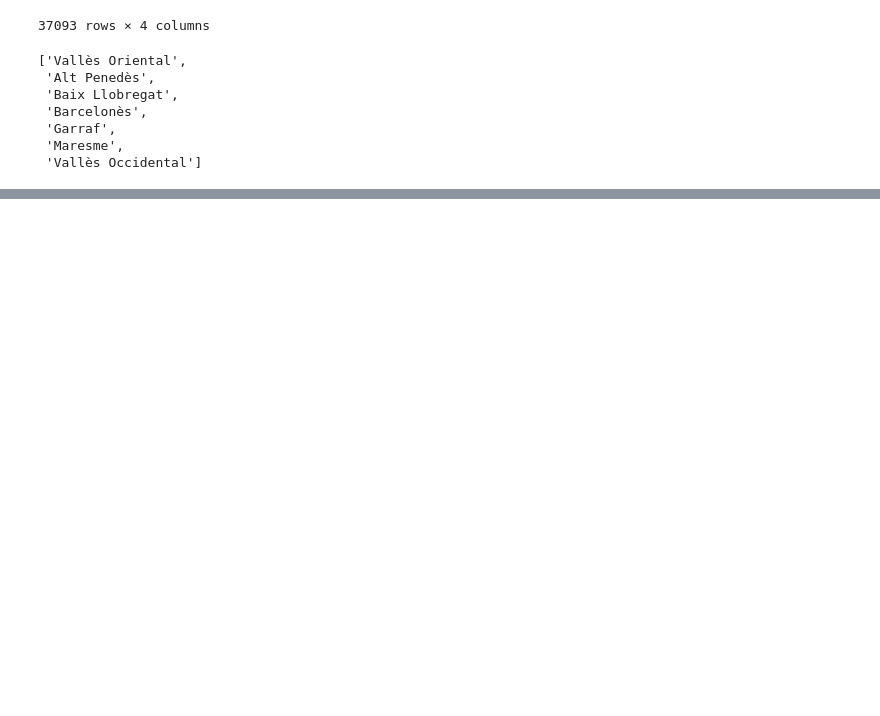
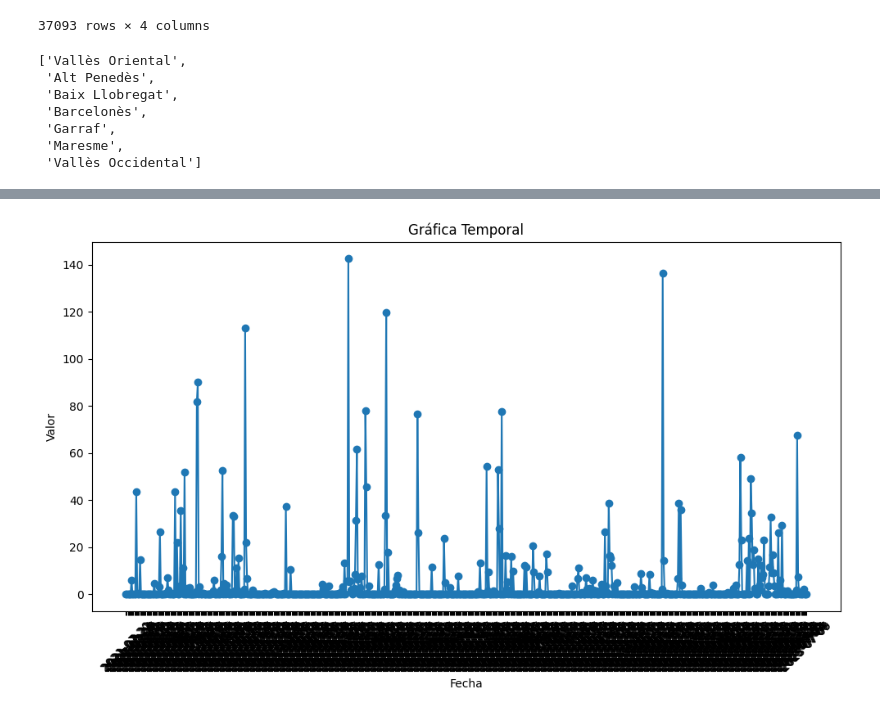
Before and after one commit to abyss0one/ClimateAI, a Jupyter notebook: F&P_temp&hume.ipynb, the cells around one changed output, grey strips where cells are left out. Saved outputs shown, nothing was run; the diff lists cells and outputs as text; code cells hidden in the pictures; blank space fills up the shorter version.

```diff
--- a/F&P_temp&hume.ipynb
+++ b/F&P_temp&hume.ipynb
@@ -10,4 +10,5 @@ from datetime import datetime
 # %%
 df_temp = pd.read_csv("./datasets_models/mean_temp_x_day.csv").drop(["codi_variable"], axis=1)
 df_hume = pd.read_csv("./datasets_models/mean_hume_x_day.csv").drop(["codi_variable"], axis=1)
+df_precip = pd.read_csv("./datasets_models/mean_precip_x_day.csv").drop(["codi_variable"], axis=1)
 # %%
@@ -124,0 +206,19 @@ R2 Score: 0.45260238825108834
+# %%
+datos_reales = df_precip[df_precip["comarca"] == "Vallès Oriental"].iloc[-720:][["valor_lectura", "data_lectura"]]
+# %%
+plt.figure(figsize=(10, 6))
+plt.xlabel('Fecha')
+plt.ylabel('Valor')
+plt.title('Gráfica Temporal')
+
+# Dibujar la gráfica temporal
+plt.plot(datos_reales["data_lectura"], datos_reales["valor_lectura"], marker='o', linestyle='-')
+
+# Rotar las etiquetas del eje x para mejorar la legibilidad
+plt.xticks(rotation=45)
+
+# Mostrar la gráfica
+plt.tight_layout()
+plt.show()
+# %% [output]
+[figure, added]
```
Also changed, not shown: parts of 9 cells of this notebook, 12 other files.
